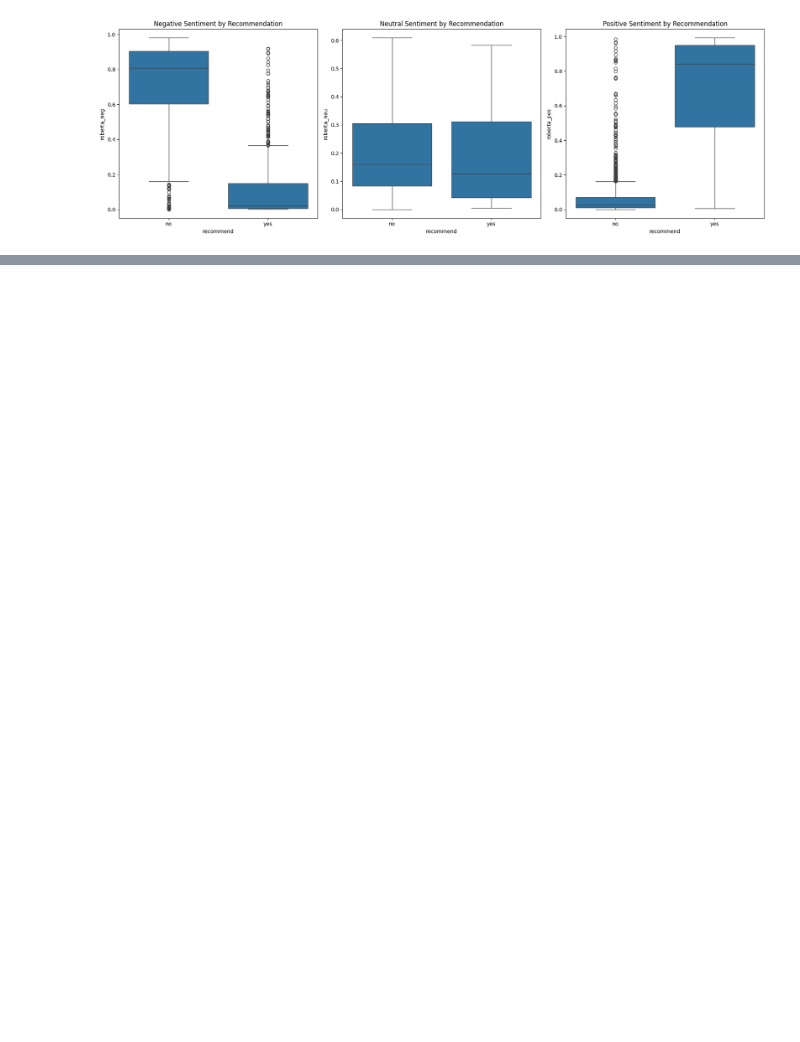
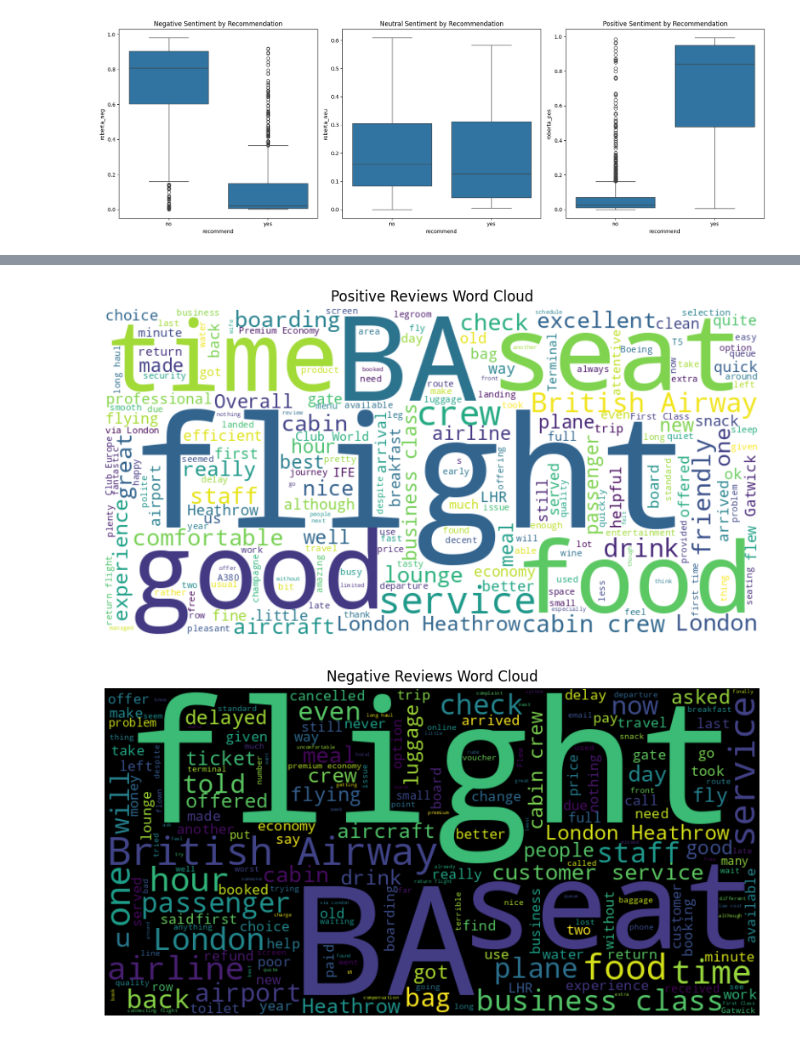
Before and after one commit to Ukomah/Customer-sentiment-analysis-for-british-airways-reviews, a Jupyter notebook: ba_reviews_analysis.ipynb, the cells around one changed output, grey strips where cells are left out. Cells and saved outputs as stored; diff of their text form; code cells hidden in the pictures; blank space fills up the shorter version.

```diff
--- a/ba_reviews_analysis.ipynb
+++ b/ba_reviews_analysis.ipynb
@@ -467,0 +478,24 @@ plt.show()
+# %%
+# Word clouds for positive and negative reviews
+from wordcloud import WordCloud
+
+positive_reviews = ' '.join(result_df[result_df['roberta_pos'] > 0.5]['body'])
+negative_reviews = ' '.join(result_df[result_df['roberta_neg'] > 0.5]['body'])
+
+wordcloud_pos = WordCloud(width=800, height=400, background_color='white').generate(positive_reviews)
+wordcloud_neg = WordCloud(width=800, height=400, background_color='black').generate(negative_reviews)
+
+plt.figure(figsize=(10, 5))
+plt.imshow(wordcloud_pos, interpolation='bilinear')
+plt.axis('off')
+plt.title('Positive Reviews Word Cloud')
+plt.show()
+
+plt.figure(figsize=(10, 5))
+plt.imshow(wordcloud_neg, interpolation='bilinear')
+plt.axis('off')
+plt.title('Negative Reviews Word Cloud')
+plt.show()
+# %% [output]
+[figure, added]
+[figure, added]
```
Also changed, not shown: parts of 7 cells of this notebook.
